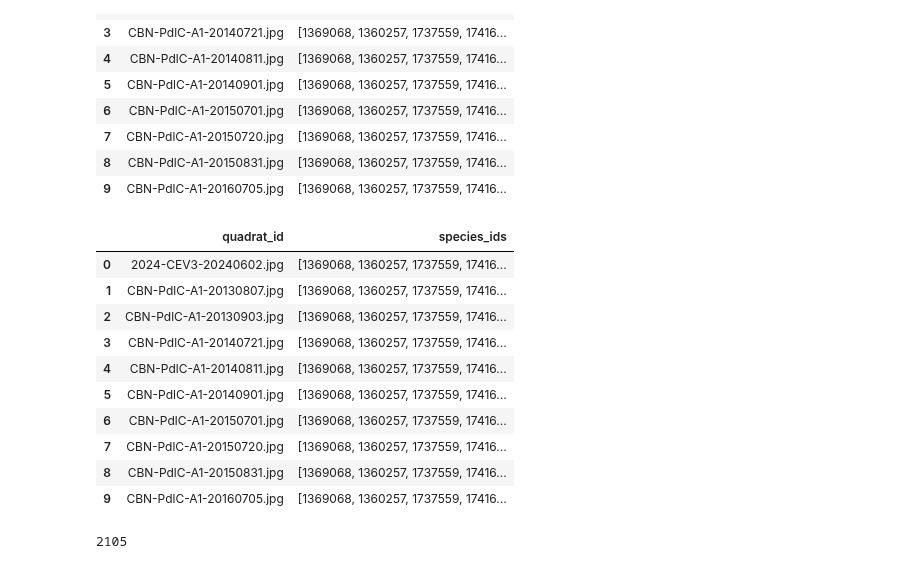
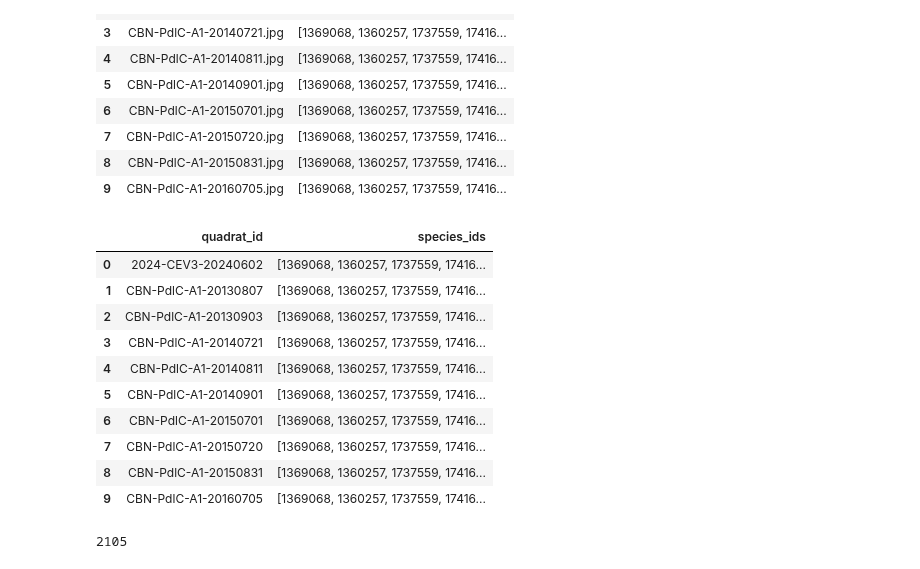
Before and after one commit to dsgt-arc/plantclef-2025, a Jupyter notebook: notebooks/classification/20250330-mg-naive-baseline.ipynb, the cells around one changed output. Saved outputs shown, nothing was run; the diff lists cells and outputs as text; code cells hidden in the pictures.

```diff
--- a/notebooks/classification/20250330-mg-naive-baseline.ipynb
+++ b/notebooks/classification/20250330-mg-naive-baseline.ipynb
@@ -196,38 +196,43 @@ pandas_df.head(10)
 # %%
 def format_species_ids(species_ids: list) -> str:
     """Formats the species IDs in single square brackets, separated by commas."""
     formatted_ids = ", ".join(str(id) for id in species_ids)
     return f"[{formatted_ids}]"
 
 
-def prepare_and_write_submission(pandas_df: pd.DataFrame) -> pd.DataFrame:
+def prepare_and_write_submission(
+    pandas_df: pd.DataFrame, col: str = "image_name"
+) -> pd.DataFrame:
     """Formats the Pandas DataFrame, and writes to PACE."""
     records = []
     for _, row in pandas_df.iterrows():
         logits = row["species_ids"]
         formatted_species = format_species_ids(logits)
-        records.append(
-            {"quadrat_id": row["image_name"], "species_ids": formatted_species}
-        )
+        records.append({"quadrat_id": row[col], "species_ids": formatted_species})
 
     pandas_df = pd.DataFrame(records)
+    # remove .jpg from quadrat_id in final_df
+    pandas_df["quadrat_id"] = pandas_df["quadrat_id"].str.replace(
+        ".jpg", "", regex=False
+    )
+
     return pandas_df
 
 
 final_df = prepare_and_write_submission(pandas_df)
 final_df.head(10)
 # %% [output]
 |  | quadrat_id | species_ids |
-| 0 | 2024-CEV3-20240602.jpg | [1369068, 1360257, 1737559, 17416... |
-| 1 | CBN-PdlC-A1-20130807.jpg | [1369068, 1360257, 1737559, 17416... |
-| 2 | CBN-PdlC-A1-20130903.jpg | [1369068, 1360257, 1737559, 17416... |
-| 3 | CBN-PdlC-A1-20140721.jpg | [1369068, 1360257, 1737559, 17416... |
-| 4 | CBN-PdlC-A1-20140811.jpg | [1369068, 1360257, 1737559, 17416... |
-| 5 | CBN-PdlC-A1-20140901.jpg | [1369068, 1360257, 1737559, 17416... |
-| 6 | CBN-PdlC-A1-20150701.jpg | [1369068, 1360257, 1737559, 17416... |
-| 7 | CBN-PdlC-A1-20150720.jpg | [1369068, 1360257, 1737559, 17416... |
-| 8 | CBN-PdlC-A1-20150831.jpg | [1369068, 1360257, 1737559, 17416... |
-| 9 | CBN-PdlC-A1-20160705.jpg | [1369068, 1360257, 1737559, 17416... |
+| 0 | 2024-CEV3-20240602 | [1369068, 1360257, 1737559, 17416... |
+| 1 | CBN-PdlC-A1-20130807 | [1369068, 1360257, 1737559, 17416... |
+| 2 | CBN-PdlC-A1-20130903 | [1369068, 1360257, 1737559, 17416... |
+| 3 | CBN-PdlC-A1-20140721 | [1369068, 1360257, 1737559, 17416... |
+| 4 | CBN-PdlC-A1-20140811 | [1369068, 1360257, 1737559, 17416... |
+| 5 | CBN-PdlC-A1-20140901 | [1369068, 1360257, 1737559, 17416... |
+| 6 | CBN-PdlC-A1-20150701 | [1369068, 1360257, 1737559, 17416... |
+| 7 | CBN-PdlC-A1-20150720 | [1369068, 1360257, 1737559, 17416... |
+| 8 | CBN-PdlC-A1-20150831 | [1369068, 1360257, 1737559, 17416... |
+| 9 | CBN-PdlC-A1-20160705 | [1369068, 1360257, 1737559, 17416... |
 # %%
 len(final_df)
 # %% [output]
```
Also changed, not shown: parts of 9 cells of this notebook, 5 other files.
